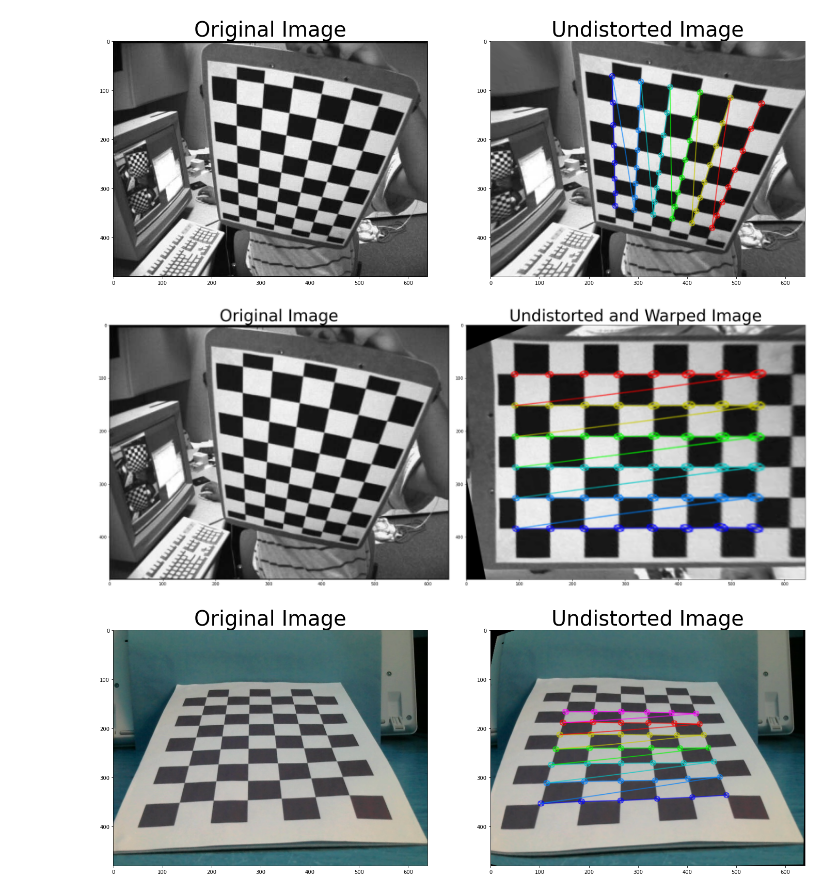
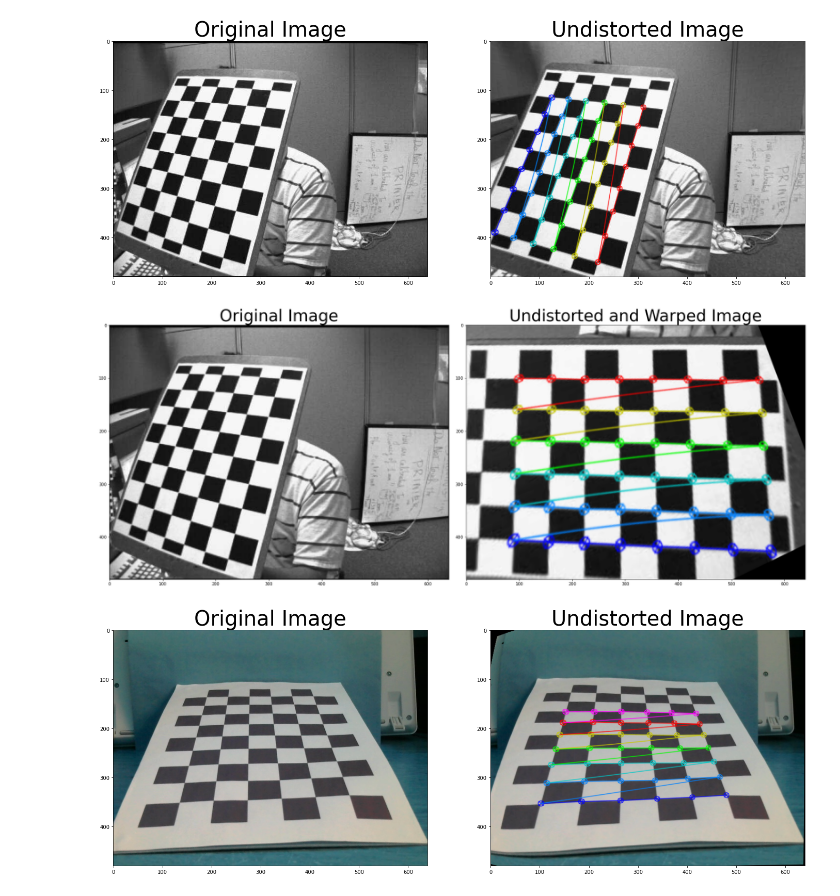
Before and after one commit to gtra389/warpPerspective, a Jupyter notebook: warpPerspective.ipynb, the cells around one changed output. Cells and saved outputs as stored; diff of their text form; code cells hidden in the pictures.

```diff
--- a/warpPerspective.ipynb
+++ b/warpPerspective.ipynb
@@ -14,7 +14,7 @@ import time
 #
 # Load the image
 #
-fname = 'data/left02.jpg'
+fname = 'data/right08.jpg'
 img  = cv2.imread(fname)
 gray = cv2.cvtColor(img,cv2.COLOR_BGR2GRAY)
 
@@ -94,35 +94,35 @@ offset = 100 # offset for dst points
 img_size = (undist.shape[1], undist.shape[0]) # Grab the image shape
 
 # Coordinates of the corresponding quadrangle vertices
 # in the destination image
 #
 #   4 < - 3
 #         ^
 #         ^
 #   1 - > 2
 #
 dst = np.float32([[offset, offset],
                   [img_size[0]-offset, offset],
                   [img_size[0]-offset, img_size[1]-offset],
                   [offset, img_size[1]-offset]])
 
 # Given src and dst points, calculate the perspective transform
 M = cv2.getPerspectiveTransform(src, dst)
 # e) use cv2.warpPerspective() to warp your image to a top-down view
 warped = cv2.warpPerspective(undist, M, img_size)
 
 f, (ax1, ax2) = plt.subplots(1, 2, figsize=(24, 12))
 f.tight_layout()
 ax1.imshow(img)
 ax1.set_title('Original Image', fontsize=40)
 ax2.imshow(warped)
 ax2.set_title('Undistorted and Warped Image', fontsize=40)
 plt.subplots_adjust(left=0., right=1, top=0.9, bottom=0.)
 
 f.savefig('warped_image.jpg', dpi= 400)
 # %% [output]
-[figure, old version]
+[figure, new version]
-[figure, old version]
+[figure, new version]
 # %%
 # Another example
 
```
